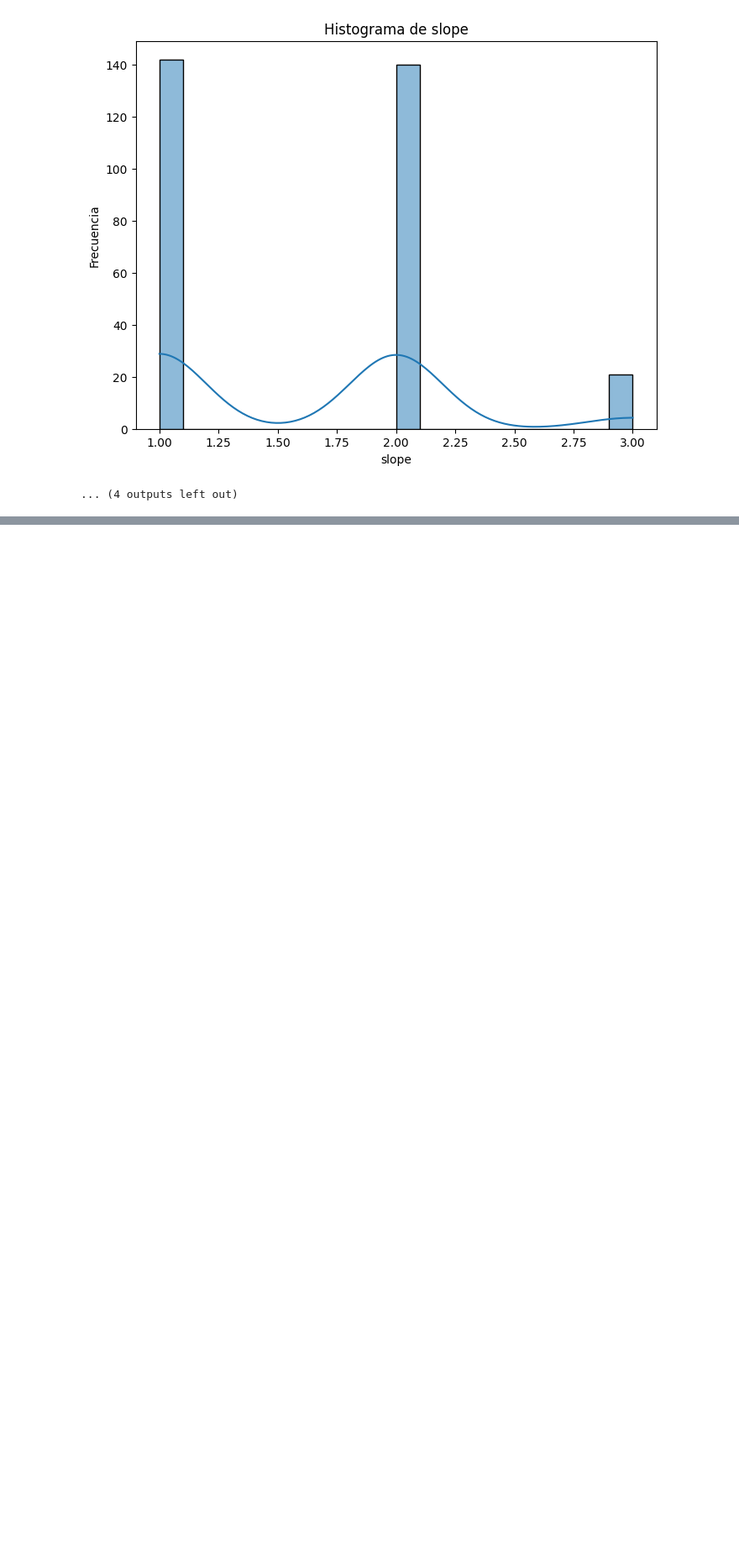
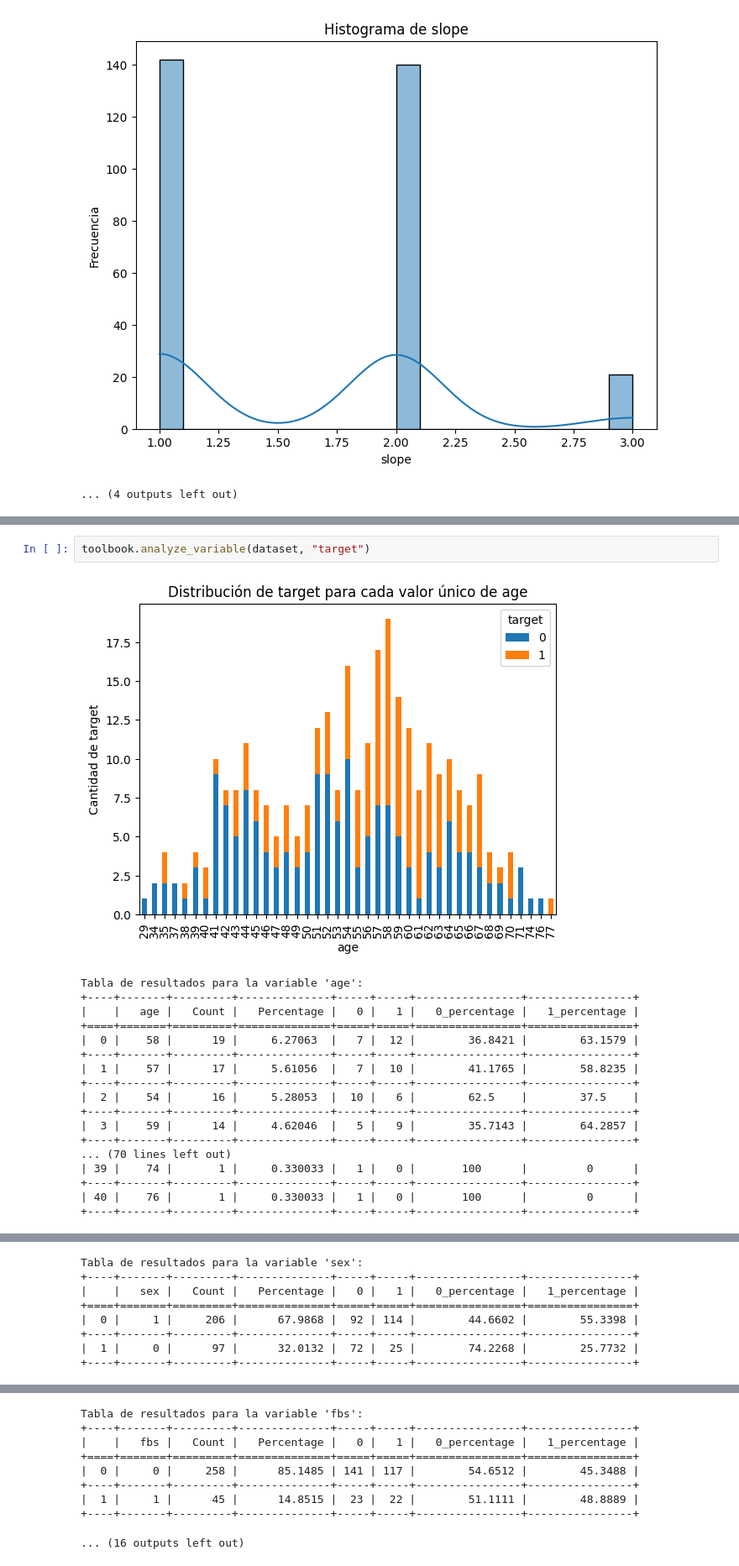
Before and after one commit to Alfiie1203/TFM_IA_SALUD_Cardiopatias_Prediction_EDA_And_WebAPP, a Jupyter notebook: EDA/Analisis/Exploracion.ipynb, the cells around one changed output, grey strips where cells are left out. Shown at 84% size. Saved outputs shown, nothing was run; the diff lists cells and outputs as text; blank space fills up the shorter version.

```diff
--- a/EDA/Analisis/Exploracion.ipynb
+++ b/EDA/Analisis/Exploracion.ipynb
@@ -107,0 +133,21 @@ Gráficos para visualizar los datos:
+# %%
+toolbook.analyze_variable(dataset, "target")
+# %% [output]
+[figure, added]
+Tabla de resultados para la variable 'age':
++----+-------+---------+--------------+-----+-----+----------------+----------------+
+|    |   age |   Count |   Percentage |   0 |   1 |   0_percentage |   1_percentage |
++====+=======+=========+==============+=====+=====+================+================+
+|  0 |    58 |      19 |     6.27063  |   7 |  12 |        36.8421 |        63.1579 |
++----+-------+---------+--------------+-----+-----+----------------+----------------+
+|  1 |    57 |      17 |     5.61056  |   7 |  10 |        41.1765 |        58.8235 |
++----+-------+---------+--------------+-----+-----+----------------+----------------+
+|  2 |    54 |      16 |     5.28053  |  10 |   6 |        62.5    |        37.5    |
++----+-------+---------+--------------+-----+-----+----------------+----------------+
+|  3 |    59 |      14 |     4.62046  |   5 |   9 |        35.7143 |        64.2857 |
++----+-------+---------+--------------+-----+-----+----------------+----------------+
+... (70 lines left out)
+| 39 |    74 |       1 |     0.330033 |   1 |   0 |       100      |         0      |
++----+-------+---------+--------------+-----+-----+----------------+----------------+
+| 40 |    76 |       1 |     0.330033 |   1 |   0 |       100      |         0      |
++----+-------+---------+--------------+-----+-----+----------------+----------------+
@@ -107,0 +155,8 @@ Gráficos para visualizar los datos:
+Tabla de resultados para la variable 'sex':
++----+-------+---------+--------------+-----+-----+----------------+----------------+
+|    |   sex |   Count |   Percentage |   0 |   1 |   0_percentage |   1_percentage |
++====+=======+=========+==============+=====+=====+================+================+
+|  0 |     1 |     206 |      67.9868 |  92 | 114 |        44.6602 |        55.3398 |
++----+-------+---------+--------------+-----+-----+----------------+----------------+
+|  1 |     0 |      97 |      32.0132 |  72 |  25 |        74.2268 |        25.7732 |
++----+-------+---------+--------------+-----+-----+----------------+----------------+
@@ -107,0 +213,9 @@ Gráficos para visualizar los datos:
+Tabla de resultados para la variable 'fbs':
++----+-------+---------+--------------+-----+-----+----------------+----------------+
+|    |   fbs |   Count |   Percentage |   0 |   1 |   0_percentage |   1_percentage |
++====+=======+=========+==============+=====+=====+================+================+
+|  0 |     0 |     258 |      85.1485 | 141 | 117 |        54.6512 |        45.3488 |
++----+-------+---------+--------------+-----+-----+----------------+----------------+
+|  1 |     1 |      45 |      14.8515 |  23 |  22 |        51.1111 |        48.8889 |
++----+-------+---------+--------------+-----+-----+----------------+----------------+
+... (16 outputs left out)
```
Also changed, not shown: parts of 6 cells of this notebook, 3 other files.
